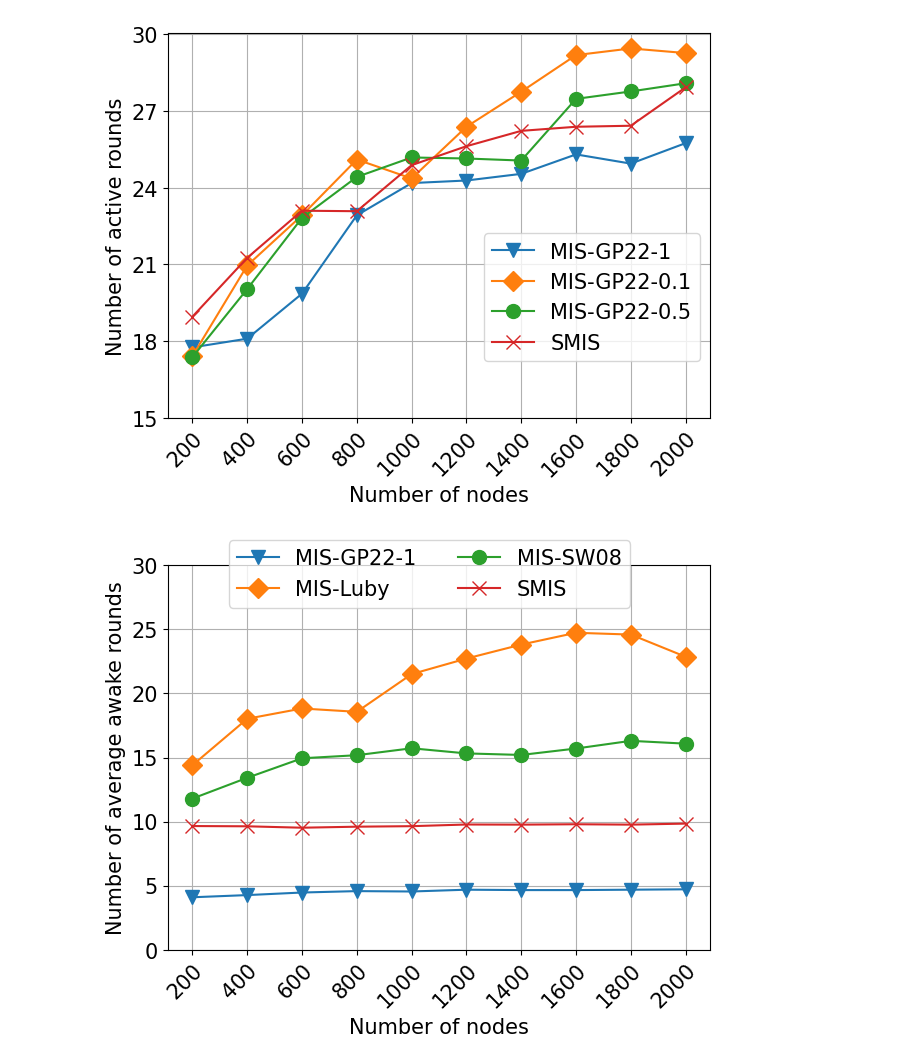
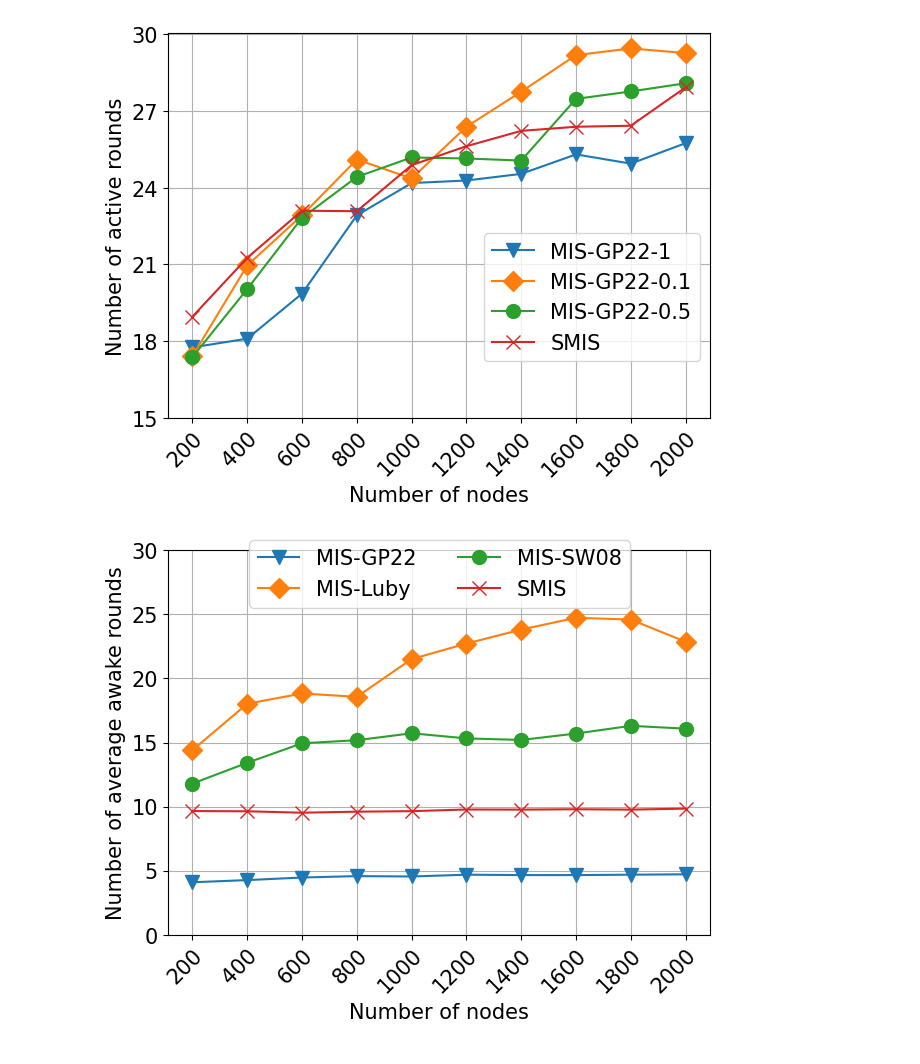
Before and after one commit to lamductan/SCDS, a Jupyter notebook: Stat_results_MIS.ipynb, the cells around one changed output. Drawn from its saved outputs; the diff is of its cells as text; code cells hidden in the pictures.

```diff
--- a/Stat_results_MIS.ipynb
+++ b/Stat_results_MIS.ipynb
@@ -23,7 +23,7 @@ n_tests = 50
 # %%
 failed = {algorithm : [] for algorithm in algorithms}
 # %%
-list_n = list(range(100, 2001, 100))
+list_n = list(range(200, 2001, 200))
 # %%
 all_n_active_rounds = {algorithm : {k:0 for k in list_n} for algorithm in algorithms}
 all_n_average_awake_rounds = {algorithm : {k:0 for k in list_n} for algorithm in algorithms}
@@ -255,11 +273,11 @@ def plot_df_1(
     y_label=""
 ):
     fig, ax = plt.subplots(1, 1, figsize=figsize)
-    r = df.index.values[1::2]
-    ax.plot(r, df["MIS-GP22"].values[1::2], marker='v', markersize=markersize, label="MIS-GP22-1")
-    ax.plot(r, df["MIS-Luby"].values[1::2], marker='D', markersize=markersize, label="MIS-Luby")
-    ax.plot(r, df["MIS-SW08"].values[1::2], marker='o', markersize=markersize, label="MIS-SW08")
-    ax.plot(r, df["MIS-Lam"].values[1::2], marker='x', markersize=markersize, label="SMIS")
+    r = df.index.values
+    ax.plot(r, df["MIS-GP22"].values, marker='v', markersize=markersize, label="MIS-GP22")
+    ax.plot(r, df["MIS-Luby"].values, marker='D', markersize=markersize, label="MIS-Luby")
+    ax.plot(r, df["MIS-SW08"].values, marker='o', markersize=markersize, label="MIS-SW08")
+    ax.plot(r, df["MIS-Lam"].values, marker='x', markersize=markersize, label="SMIS")
 
     ax.set_yticks(y_ticks)
     ax.set_ylabel(y_label)
@@ -275,9 +293,9 @@ def plot_df_1(
     plt.grid()
     return ax
 # %%
-plot_df_1(df_average_awake, figsize=(7,5), bbox_to_anchor=(0.4, 0, 0.4, 0.95), y_ticks=np.arange(0,31,5),
+plot_df_1(df_average_awake, figsize=(7,5), bbox_to_anchor=(0.4, 0, 0.4, 0.92), y_ticks=np.arange(0,31,5),
           y_label="Number of average awake rounds")
 plt.savefig("stat/mis_average_awake.pdf", bbox_inches="tight")
 # %% [output]
-[figure, old version]
+[figure, new version]
 # %%
```
Also changed, not shown: parts of 10 cells of this notebook, 9 other files.
